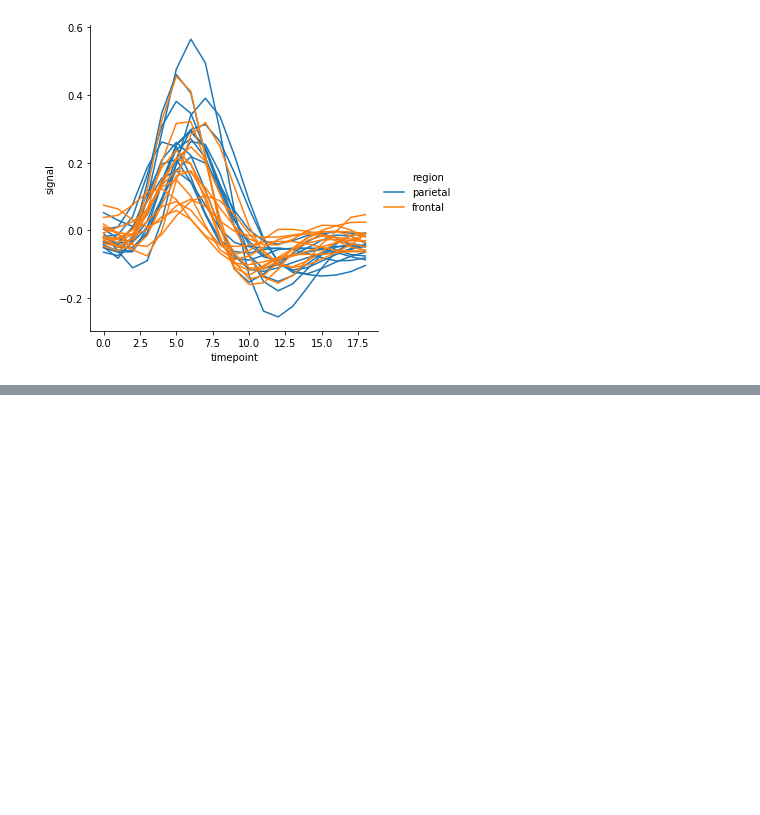
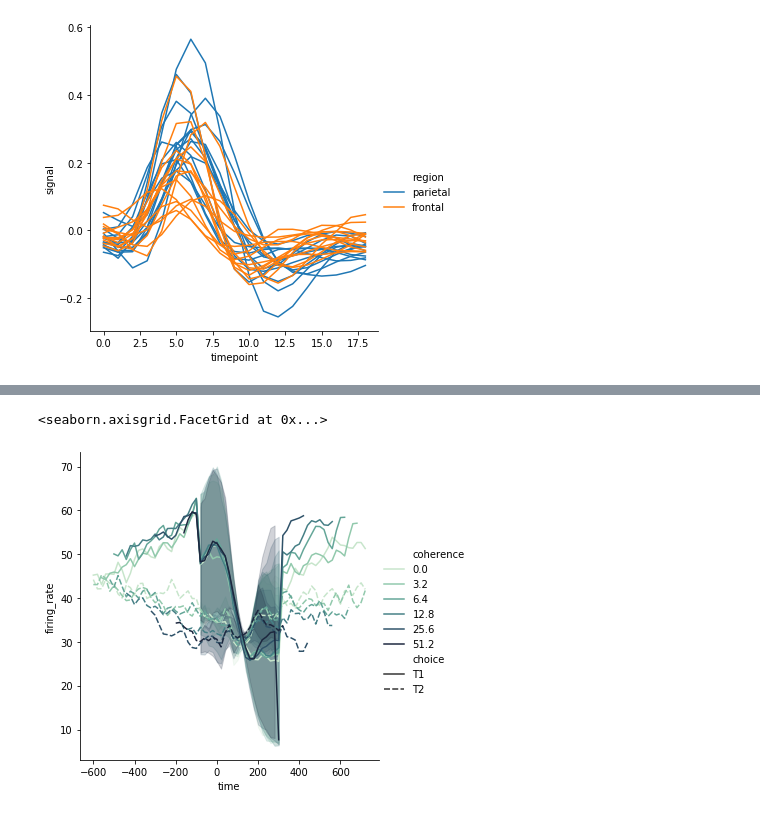
Before and after one commit to Demid-demid/Data-Visualisation, a Jupyter notebook: Line_plots.ipynb, the cells around one changed output, grey strips where cells are left out. Drawn from its saved outputs; the diff is of its cells as text; code cells hidden in the pictures; blank space fills up the shorter version.

Commit message:
cubehelix_palette added

```diff
--- a/Line_plots.ipynb
+++ b/Line_plots.ipynb
@@ -85,3 +85,6 @@ sb.relplot(x="timepoint", y="signal", hue="region", units = "subject", estimator
 # %% [output]
 <seaborn.axisgrid.FacetGrid at 0x...>
 [figure]
+# %%
+dots = sb.load_dataset("dots").qurry("align == 'dots'")
+dots.head()
@@ -87,0 +98,6 @@ sb.relplot(x="timepoint", y="signal", hue="region", units = "subject", estimator
+# %%
+palette = sb.cubehelix_palette(rot=-.4)
+sb.relplot(x = "time", y = "firing_rate", data= dots, kind= "line", hue= "coherence", style = "choice", palette=palette)
+# %% [output]
+<seaborn.axisgrid.FacetGrid at 0x...>
+[figure, added]
```
Also changed, not shown: parts of 1 cell of this notebook.
